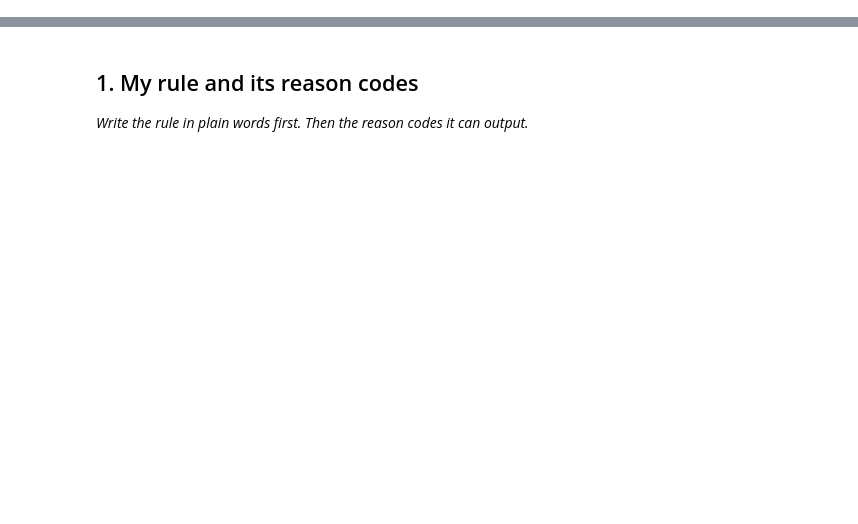
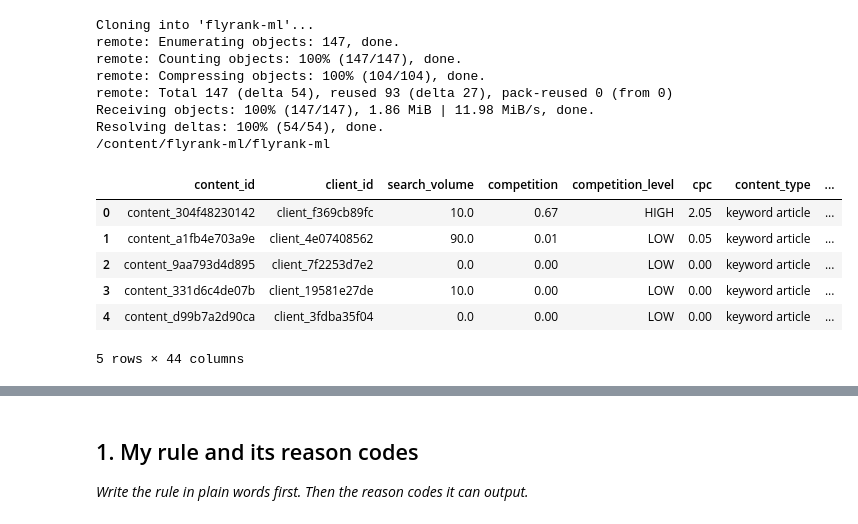
Before and after one commit to uomna/flyrank-ml, a Jupyter notebook: work/notebooks/w04_baseline_score.ipynb, the cells around one changed output, grey strips where cells are left out. Cells and saved outputs as stored; diff of their text form; code cells hidden in the pictures; blank space fills up the shorter version.

```diff
--- a/work/notebooks/w04_baseline_score.ipynb
+++ b/work/notebooks/w04_baseline_score.ipynb
@@ -6,3 +8,25 @@
 This skeleton is yours to fill. Work the sections **in order** — each one has a one-line hint. Simple words, honest numbers.
 
 > Working with an AI assistant? Tell it to read `skills/README.md` first and load the one skill this assignment names on its card.
+# %%
+!git clone https://github.com/uomna/flyrank-ml.git
+%cd flyrank-ml
+import pandas as pd
+df = pd.read_csv("data/raw/content_refresh_anonymized.csv")
+df.head()
+# %% [output]
+Cloning into 'flyrank-ml'...
+remote: Enumerating objects: 147, done.
+remote: Counting objects: 100% (147/147), done.
+remote: Compressing objects: 100% (104/104), done.
+remote: Total 147 (delta 54), reused 93 (delta 27), pack-reused 0 (from 0)
+Receiving objects: 100% (147/147), 1.86 MiB | 11.98 MiB/s, done.
+Resolving deltas: 100% (54/54), done.
+/content/flyrank-ml/flyrank-ml
+|  | content_id | client_id | search_volume | competition | competition_level | cpc | content_type | ... |
+| 0 | content_304f48230142 | client_f369cb89fc | 10.0 | 0.67 | HIGH | 2.05 | keyword article | ... |
+| 1 | content_a1fb4e703a9e | client_4e07408562 | 90.0 | 0.01 | LOW | 0.05 | keyword article | ... |
+| 2 | content_9aa793d4d895 | client_7f2253d7e2 | 0.0 | 0.00 | LOW | 0.00 | keyword article | ... |
+| 3 | content_331d6c4de07b | client_19581e27de | 10.0 | 0.00 | LOW | 0.00 | keyword article | ... |
+| 4 | content_d99b7a2d90ca | client_3fdba35f04 | 0.0 | 0.00 | LOW | 0.00 | keyword article | ... |
+5 rows × 44 columns
```
Also changed, not shown: parts of 16 cells of this notebook.
